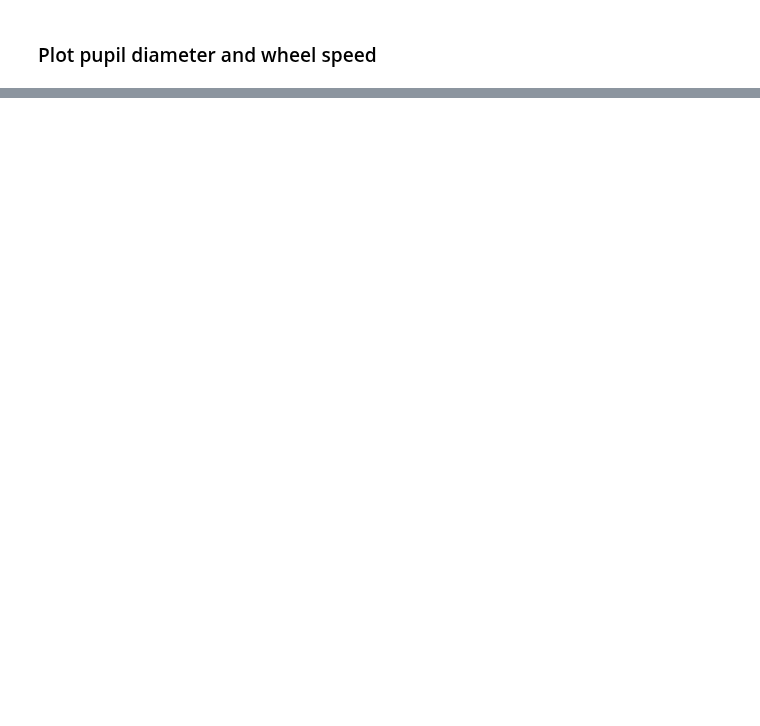
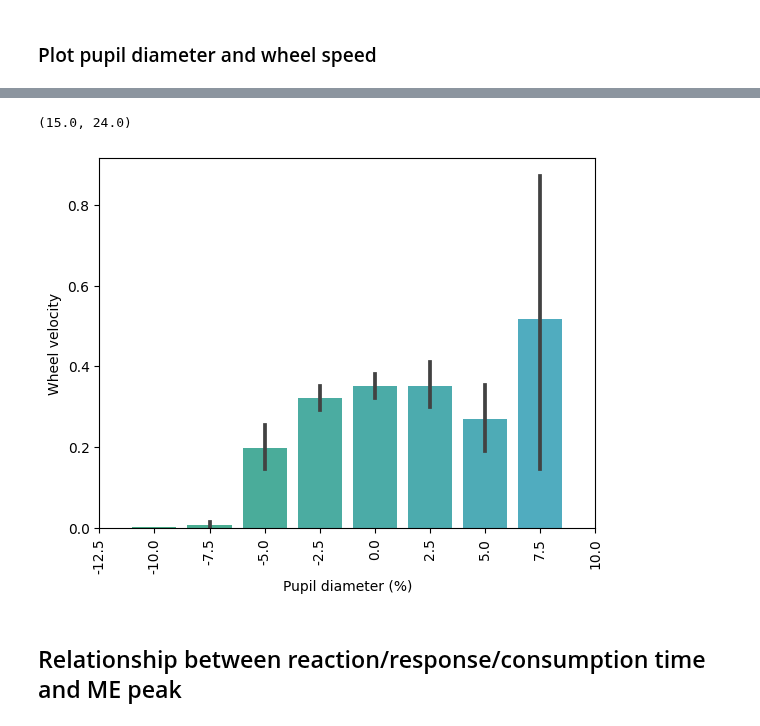
Before and after one commit to ineslaranjeira/representation_learning_variability, a Jupyter notebook: Video/General/correlations.ipynb, the cells around one changed output, grey strips where cells are left out. Cells and saved outputs as stored; diff of their text form; code cells hidden in the pictures; blank space fills up the shorter version.

```diff
--- a/Video/General/correlations.ipynb
+++ b/Video/General/correlations.ipynb
@@ -241,0 +163,22 @@ all_metrics = all_metrics.dropna().drop_duplicates()
+# %%
+# Shorten data frame in order to shift variables according to the maximum correlation lag
+
+x = data_df['pupil_diameter']
+y = data_df['avg_wheel_vel']
+lag = max_corr
+if max_corr < 0:
+    x_chunk = np.array(x[-lag:])
+    y_chunk = np.array(y[:lag])
+    short_df = data_df[-lag:]
+    short_df['x'] = x_chunk
+    short_df['y'] = y_chunk
+elif max_corr == 0:
+    x_chunk = np.array(x)
+    y_chunk = np.array(y)
+    short_df = data_df.copy()
+elif max_corr > 0:
+    x_chunk = np.array(x[0:-lag])
+    y_chunk = np.array(y[0:-lag])
+    short_df = data_df[-lag:]
+    short_df['x'] = x_chunk
+    short_df['y'] = y_chunk
@@ -241,0 +196,4 @@ all_metrics = all_metrics.dropna().drop_duplicates()
+# %%
+# Bin data on both axes
+bin_edges = np.arange(-50, 50, 2.5)
+short_df['pupil_bin'] = pd.cut(short_df['pupil_diameter'], bins=bin_edges, labels=bin_edges[:-1])
@@ -241,0 +206,15 @@ all_metrics = all_metrics.dropna().drop_duplicates()
+# %%
+# Plot
+sns.barplot(x='pupil_bin', y='avg_wheel_vel', data=short_df)  #
+plt.xlabel('Pupil diameter (%)')
+plt.ylabel('Wheel velocity')
+plt.xticks(rotation=90)
+b = np.arange(0, len(bin_edges), 1)
+min = b[np.where(bin_edges==np.min(short_df['pupil_bin']))][0]
+max = b[np.where(bin_edges==np.max(short_df['pupil_bin']))][0]
+plt.xlim([min-1, max+1])
+# %% [output]
+(15.0, 24.0)
+[figure, added]
+# %% [markdown]
+## Relationship between reaction/response/consumption time and ME peak
```
Also changed, not shown: parts of 29 cells of this notebook.
